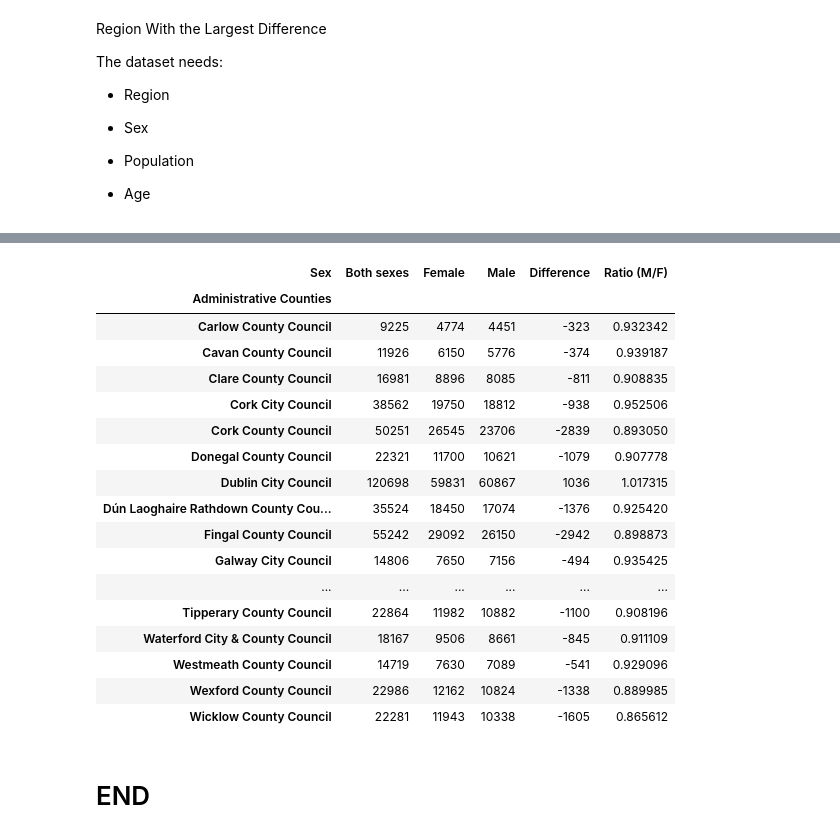
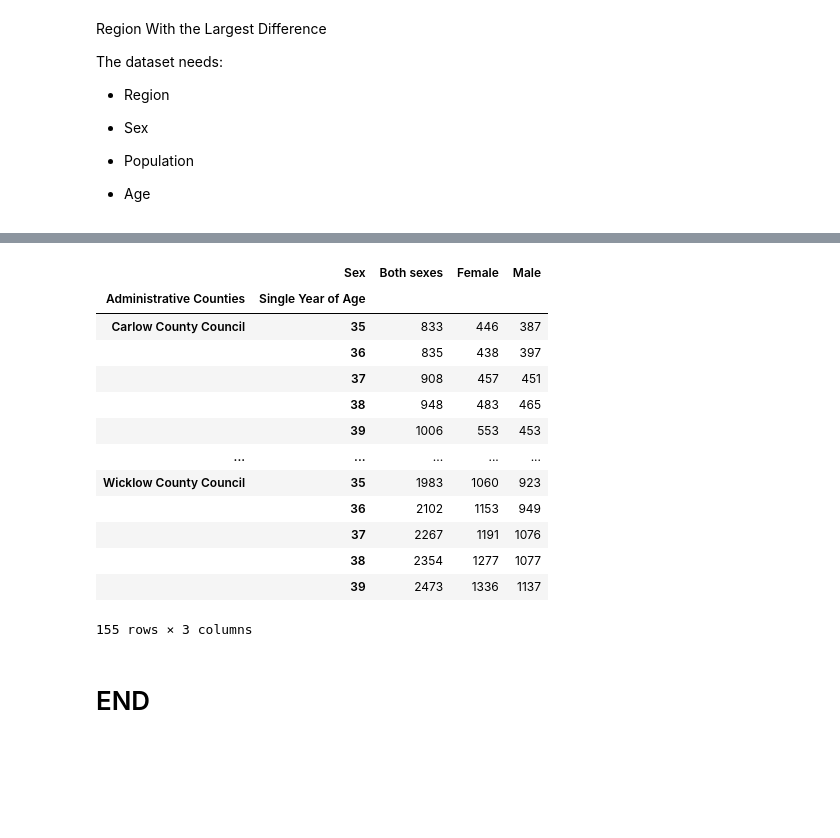
Before and after one commit to marianemcgrath/pfda, a Jupyter notebook: assignment/assignment05_population.ipynb, the cells around one changed output, grey strips where cells are left out. Drawn from its saved outputs; the diff is of its cells as text; code cells hidden in the pictures; blank space fills up the shorter version.

```diff
--- a/assignment/assignment05_population.ipynb
+++ b/assignment/assignment05_population.ipynb
@@ -44,11 +44,17 @@ df["Single Year of Age"] = df["Single Year of Age"].str.replace(r"\D", "", regex
 # Make sure the column is an integer for plotting later
 df["Single Year of Age"] = df["Single Year of Age"].astype("int64")
 
+# Remove Ireland as an Administrative County
+df = df[df["Administrative Counties"] != "Ireland"]
+
 # Check the general info of the dataframe
 print(df.info())
 
 # Display the first and last 5 rows of data, to make sure the edits have worked
 display(df.head())
 display(df.tail())
+
+# Source: Class notes
+# Source: http://medium.com/@will4856/basic-steps-when-cleaning-a-data-set-using-pandas-3576e716173d
 # %% [output]
 <class 'pandas.core.frame.DataFrame'>
@@ -201,0 +181,14 @@ Name: VALUE, dtype: int64
+# %%
+# First, we'll group the data into age groups of 5 years each
+bins = list(range(0, 105, 5))      # Create bins for every 5 years
+labels = [f"{i}-{i+4}" for i in bins[:-1]]  # Create labels for the bins
+# Assign age groups to a new column
+df['Age Group'] = pd.cut(df['Single Year of Age'], bins=bins, labels=labels, right=False)
+# Group by age group and sex, summing the population values for each group
+age_grouped = df.groupby(['Age Group', 'Sex'])['VALUE'].sum().unstack(fill_value=0)
+
+# Display the grouped data
+display(age_grouped)
+
+# Source: https://pandas.pydata.org/docs/reference/api/pandas.cut.html
+# Source: https://www.geeksforgeeks.org/numpy/binning-data-in-python-with-scipy-numpy/
@@ -239,37 +274,32 @@ display(sex_by_region)
 # %%
-# Creating a proper pivot table with sex as columns
-by_region_sex = group.groupby(["Administrative Counties", "Sex"])["VALUE"].sum().unstack(fill_value=0)
+# Creating a pivot table with regions as rows showing individual ages 35-39 for each sex
+# Filter data for ages 35-39
+age_filtered = df[(df['Single Year of Age'] >= 35) & (df['Single Year of Age'] <= 39)]
 
-# Now calculate the difference between Male and Female populations
-by_region_sex["Difference"] = by_region_sex["Male"] - by_region_sex["Female"]
+# Group by Administrative Counties (removing Ireland), Single Year of Age
+age_filtered = age_filtered[age_filtered['Administrative Counties'] != 'Ireland']
+grouped = age_filtered.groupby(['Administrative Counties', 'Single Year of Age', 'Sex'])['VALUE'].sum().unstack(fill_value=0)
 
-# And the ratio
-by_region_sex["Ratio (M/F)"] = by_region_sex["Male"] / by_region_sex["Female"]
-
-# Display the results
-display(by_region_sex)
+# Display the grouped data
+display(grouped)
 
 # Source: https://www.datacamp.com/de/tutorial/pandas-groupby (GroupBy)
 # Source: https://stackoverflow.com/questions/69139030/why-and-when-should-use-a-stack-and-unstack-methods
 # and https://pandas.pydata.org/docs/reference/api/pandas.DataFrame.unstack.html (Unstack)
 # %% [output]
-| Sex | Both sexes | Female | Male | Difference | Ratio (M/F) |
-| Administrative Counties |  |  |  |  |  |
-| Carlow County Council | 9225 | 4774 | 4451 | -323 | 0.932342 |
-| Cavan County Council | 11926 | 6150 | 5776 | -374 | 0.939187 |
-| Clare County Council | 16981 | 8896 | 8085 | -811 | 0.908835 |
-| Cork City Council | 38562 | 19750 | 18812 | -938 | 0.952506 |
-| Cork County Council | 50251 | 26545 | 23706 | -2839 | 0.893050 |
-| Donegal County Council | 22321 | 11700 | 10621 | -1079 | 0.907778 |
-| Dublin City Council | 120698 | 59831 | 60867 | 1036 | 1.017315 |
-| Dún Laoghaire Rathdown County Cou... | 35524 | 18450 | 17074 | -1376 | 0.925420 |
-| Fingal County Council | 55242 | 29092 | 26150 | -2942 | 0.898873 |
-| Galway City Council | 14806 | 7650 | 7156 | -494 | 0.935425 |
-| ... | ... | ... | ... | ... | ... |
-| Tipperary County Council | 22864 | 11982 | 10882 | -1100 | 0.908196 |
-| Waterford City & County Council | 18167 | 9506 | 8661 | -845 | 0.911109 |
-| Westmeath County Council | 14719 | 7630 | 7089 | -541 | 0.929096 |
-| Wexford County Council | 22986 | 12162 | 10824 | -1338 | 0.889985 |
-| Wicklow County Council | 22281 | 11943 | 10338 | -1605 | 0.865612 |
+|  | Sex | Both sexes | Female | Male |
+| Administrative Counties | Single Year of Age |  |  |  |
+| Carlow County Council | 35 | 833 | 446 | 387 |
+|  | 36 | 835 | 438 | 397 |
+|  | 37 | 908 | 457 | 451 |
+|  | 38 | 948 | 483 | 465 |
+|  | 39 | 1006 | 553 | 453 |
+| ... | ... | ... | ... | ... |
+| Wicklow County Council | 35 | 1983 | 1060 | 923 |
+|  | 36 | 2102 | 1153 | 949 |
+|  | 37 | 2267 | 1191 | 1076 |
+|  | 38 | 2354 | 1277 | 1077 |
+|  | 39 | 2473 | 1336 | 1137 |
+155 rows × 3 columns
 # %% [markdown]
 # END
```
Also changed, not shown: parts of 12 cells of this notebook, 1 other file.
